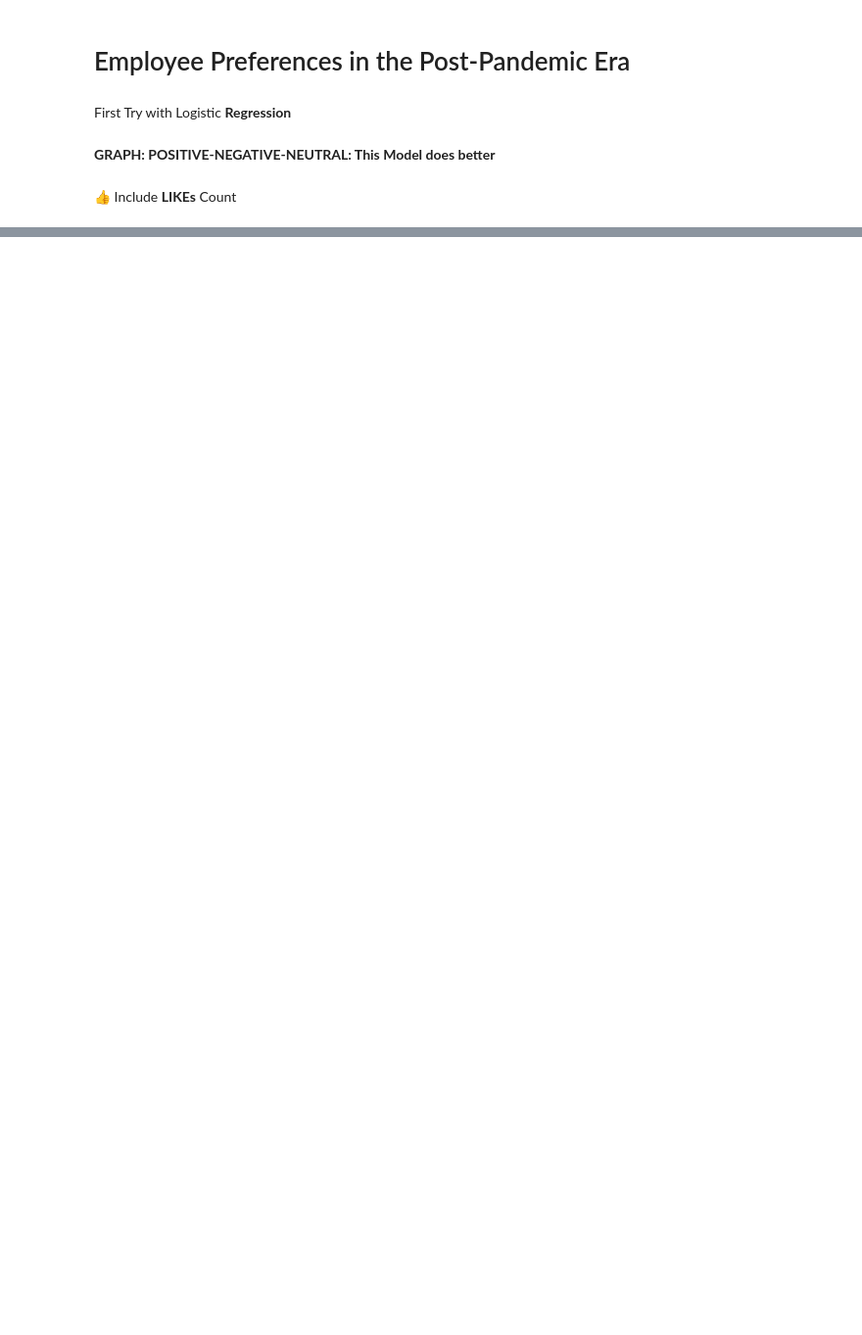
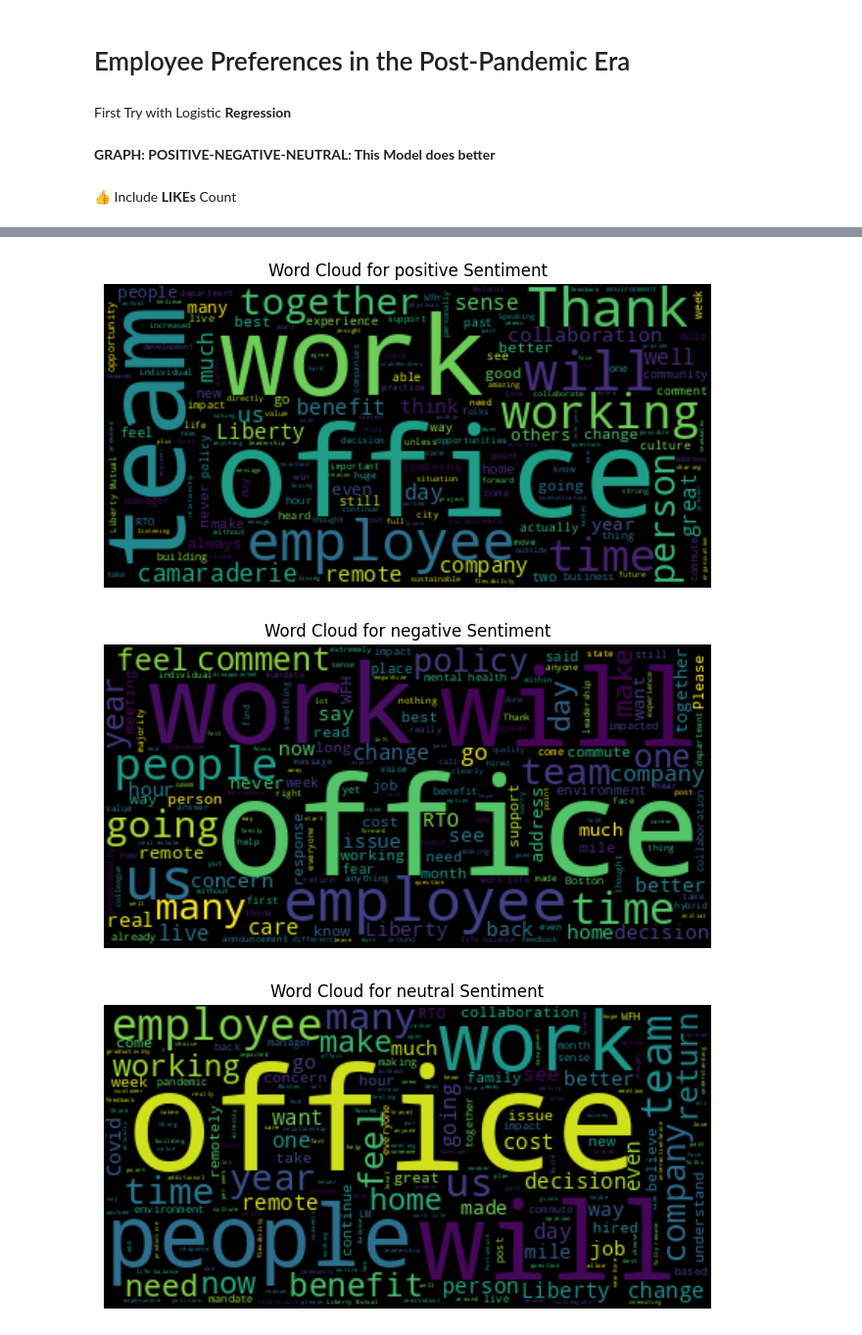
Before and after one commit to ObjectMatrix/google-colab-notebook, a Jupyter notebook: sentiment.ipynb, the cells around one changed output, grey strips where cells are left out. Shown at 98% size. Cells and saved outputs as stored; diff of their text form; code cells hidden in the pictures; blank space fills up the shorter version.

```diff
--- a/sentiment.ipynb
+++ b/sentiment.ipynb
@@ -200,11 +200,11 @@ with open(output_file, "w") as f:
 
         # Adjust sentiment score based on likes
         weighted_score = sentiment_score * (likes / 100)
-        sentiment_score_with_weight = sentiment_score + weighted_score
+        # sentiment_score_with_weight = sentiment_score + weighted_score
         # Write the sentiment prediction with weighted score to the file
         f.write(f"Comment: {comment}\n")
         f.write(f"Sentiment: {sentiment_label}\n")
-        f.write(f"sentimentPlusWeight: {sentiment_score_with_weight}\n")
+        # f.write(f"sentimentPlusWeight: {sentiment_score_with_weight}\n")
         f.write(f"Original Score: {sentiment_score}\n")
         f.write(f"Likes: {likes}\n")
         f.write(f"Weighted Score: {weighted_score}\n")
@@ -235,0 +338,58 @@ pip install xformers.
+# %%
+import pandas as pd
+import matplotlib.pyplot as plt
+from wordcloud import WordCloud
+
+output_file = "/content/drive/MyDrive/sentiment/sentiment_distance.xlsx"
+
+def generate_wordcloud(sentiment_filter, df_sentiment):
+    # Filter the comments based on the specified sentiment
+    filtered_comments = df_sentiment[df_sentiment["Sentiment"] == sentiment_filter]["Comment"]
+
+    # Check if there are any filtered comments
+    if filtered_comments.empty:
+        print(f"No comments found for {sentiment_filter} sentiment.")
+        return None
+
+    # Concatenate the filtered comments into a single string
+    text = " ".join(filtered_comments)
+
+    # Generate word cloud from the text
+    wordcloud = WordCloud().generate(text)
+    return wordcloud
+
+def plot_wordcloud(wordcloud, sentiment_filter):
+    # Plot the word cloud
+    plt.figure(figsize=(8, 8))
+    plt.imshow(wordcloud, interpolation='bilinear')
+    plt.axis("off")
+    plt.title(f"Word Cloud for {sentiment_filter} Sentiment")
+    plt.show()
+
+def main():
+    # Read the sentiment data from the Excel file
+    try:
+        df_sentiment = pd.read_excel(output_file)
+    except FileNotFoundError:
+        print("Error: Sentiment file not found.")
+        return
+
+    # Check if the required columns are present in the DataFrame
+    if "Sentiment" not in df_sentiment.columns or "Comment" not in df_sentiment.columns:
+        print("Error: Required columns not found in the DataFrame.")
+        return
+
+    # Filter and plot word clouds for multiple sentiments
+    sentiment_filters = ["positive", "negative", "neutral"]  # Customize the list of sentiments
+
+    for sentiment_filter in sentiment_filters:
+        wordcloud = generate_wordcloud(sentiment_filter, df_sentiment)
+        if wordcloud:
+            plot_wordcloud(wordcloud, sentiment_filter)
+
+if __name__ == "__main__":
+    main()
+# %% [output]
+[figure, added]
+[figure, added]
+[figure, added]
```
Also changed, not shown: parts of 4 cells of this notebook.
